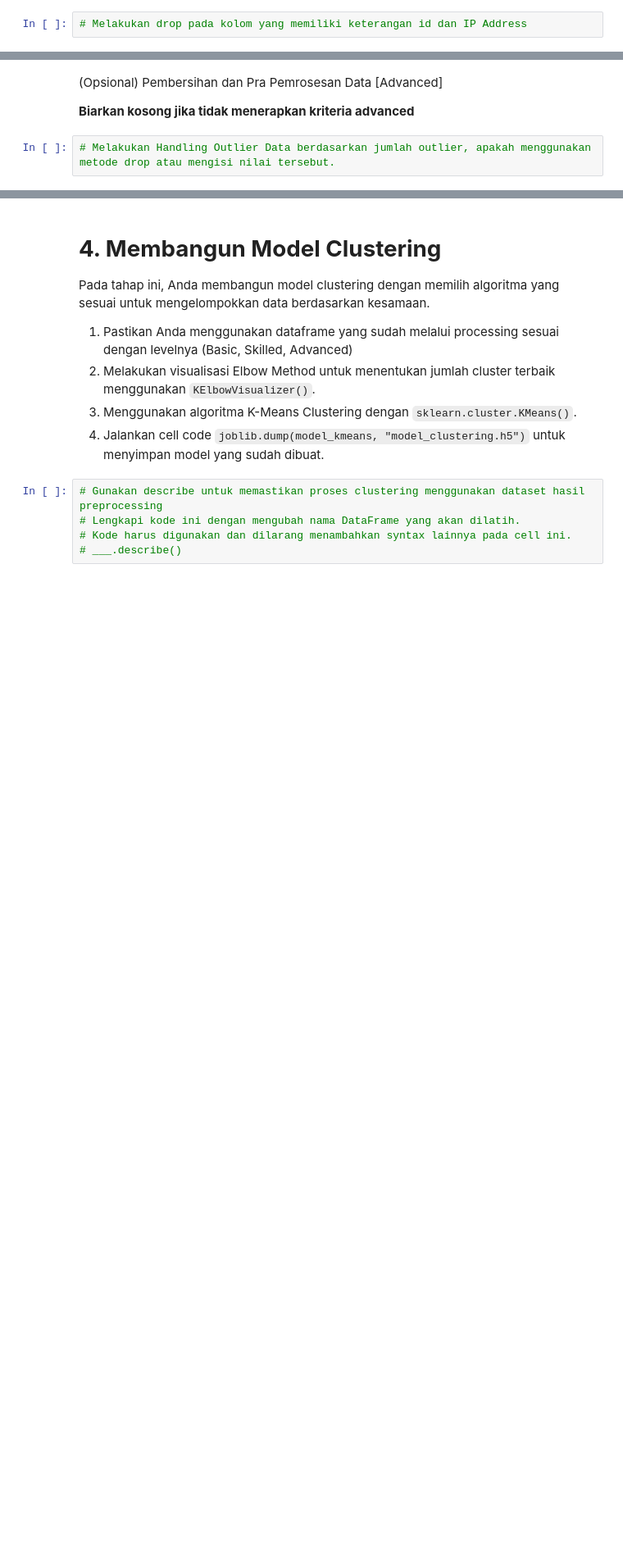
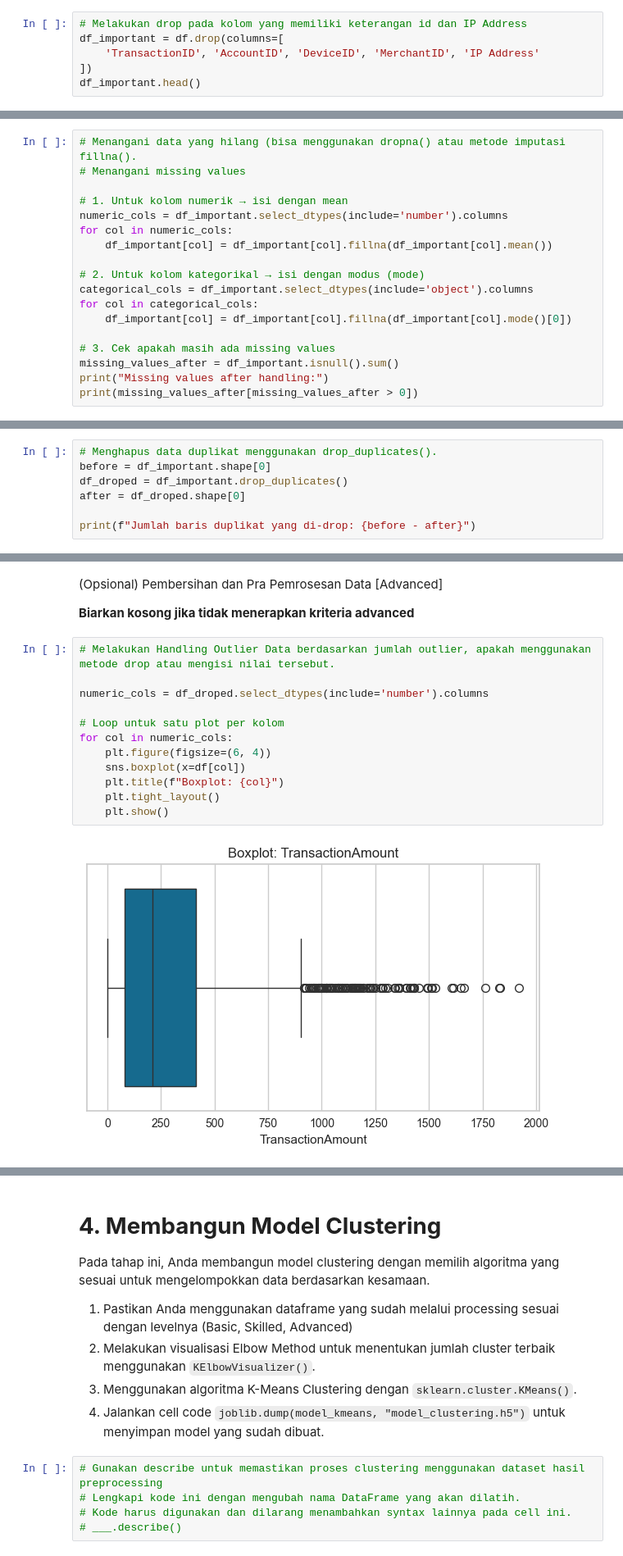
Before and after one commit to m8tyx/Proyek-ML, a Jupyter notebook: [Clustering]_Submission_Akhir_BMLP_Your_Name.ipynb, the cells around one changed output, grey strips where cells are left out. Shown at 82% size. Saved outputs shown, nothing was run; the diff lists cells and outputs as text; blank space fills up the shorter version.

```diff
--- a/[Clustering]_Submission_Akhir_BMLP_Your_Name.ipynb
+++ b/[Clustering]_Submission_Akhir_BMLP_Your_Name.ipynb
@@ -276,2 +318,6 @@ Pada tahap ini, Anda akan melakukan **Pembersihan Dataset** untuk menjadikan dat
 # %%
 # Melakukan drop pada kolom yang memiliki keterangan id dan IP Address
+df_important = df.drop(columns=[
+    'TransactionID', 'AccountID', 'DeviceID', 'MerchantID', 'IP Address'
+])
+df_important.head()
@@ -292,0 +354,18 @@ Pada tahap ini, Anda akan melakukan **Pembersihan Dataset** untuk menjadikan dat
+# %%
+# Menangani data yang hilang (bisa menggunakan dropna() atau metode imputasi fillna().
+# Menangani missing values
+
+# 1. Untuk kolom numerik → isi dengan mean
+numeric_cols = df_important.select_dtypes(include='number').columns
+for col in numeric_cols:
+    df_important[col] = df_important[col].fillna(df_important[col].mean())
+
+# 2. Untuk kolom kategorikal → isi dengan modus (mode)
+categorical_cols = df_important.select_dtypes(include='object').columns
+for col in categorical_cols:
+    df_important[col] = df_important[col].fillna(df_important[col].mode()[0])
+
+# 3. Cek apakah masih ada missing values
+missing_values_after = df_important.isnull().sum()
+print("Missing values after handling:")
+print(missing_values_after[missing_values_after > 0])
@@ -292,0 +375,7 @@ Pada tahap ini, Anda akan melakukan **Pembersihan Dataset** untuk menjadikan dat
+# %%
+# Menghapus data duplikat menggunakan drop_duplicates().
+before = df_important.shape[0]
+df_droped = df_important.drop_duplicates()
+after = df_droped.shape[0]
+
+print(f"Jumlah baris duplikat yang di-drop: {before - after}")
@@ -296,3 +418,15 @@ Pada tahap ini, Anda akan melakukan **Pembersihan Dataset** untuk menjadikan dat
 **Biarkan kosong jika tidak menerapkan kriteria advanced**
 # %%
 # Melakukan Handling Outlier Data berdasarkan jumlah outlier, apakah menggunakan metode drop atau mengisi nilai tersebut.
+
+numeric_cols = df_droped.select_dtypes(include='number').columns
+
+# Loop untuk satu plot per kolom
+for col in numeric_cols:
+    plt.figure(figsize=(6, 4))
+    sns.boxplot(x=df[col])
+    plt.title(f"Boxplot: {col}")
+    plt.tight_layout()
+    plt.show()
+# %% [output]
+[figure, added]
```
Also changed, not shown: parts of 20 cells of this notebook.
